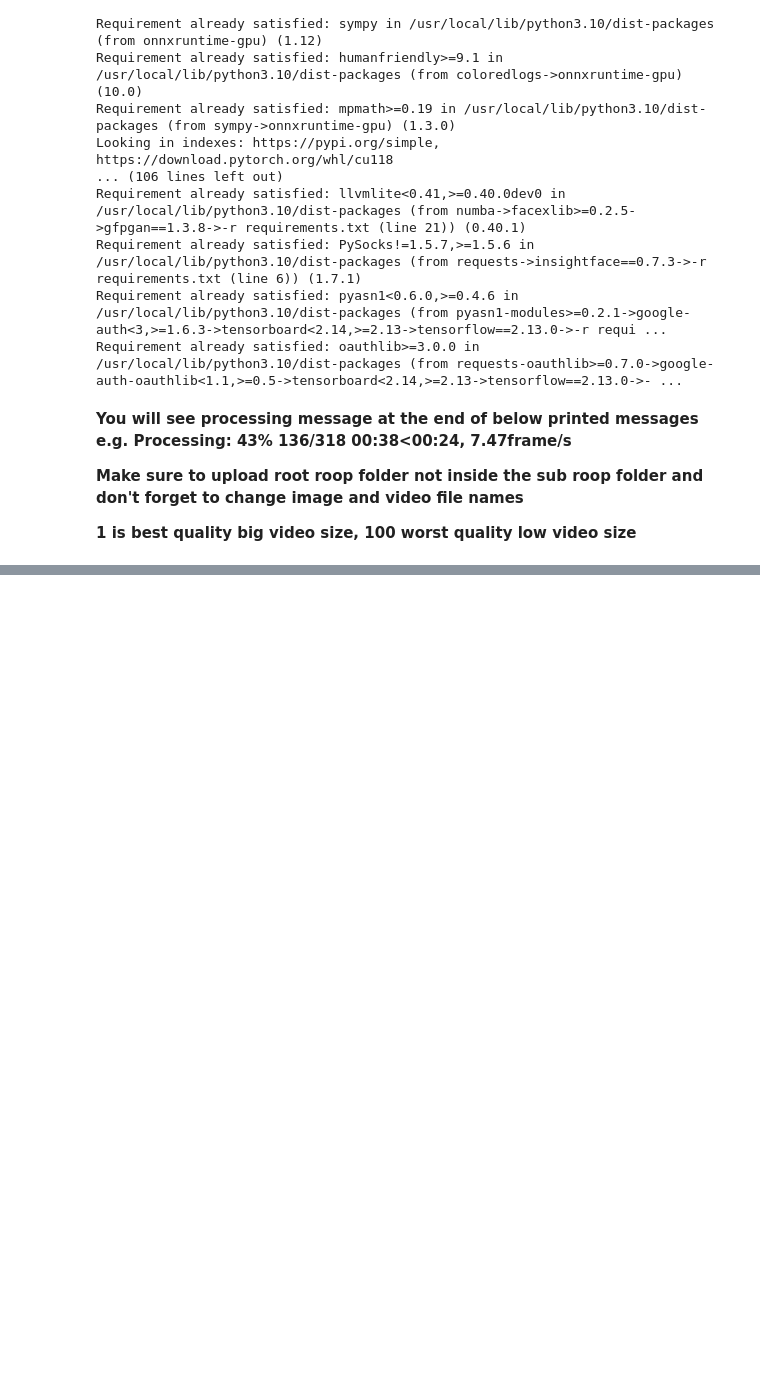
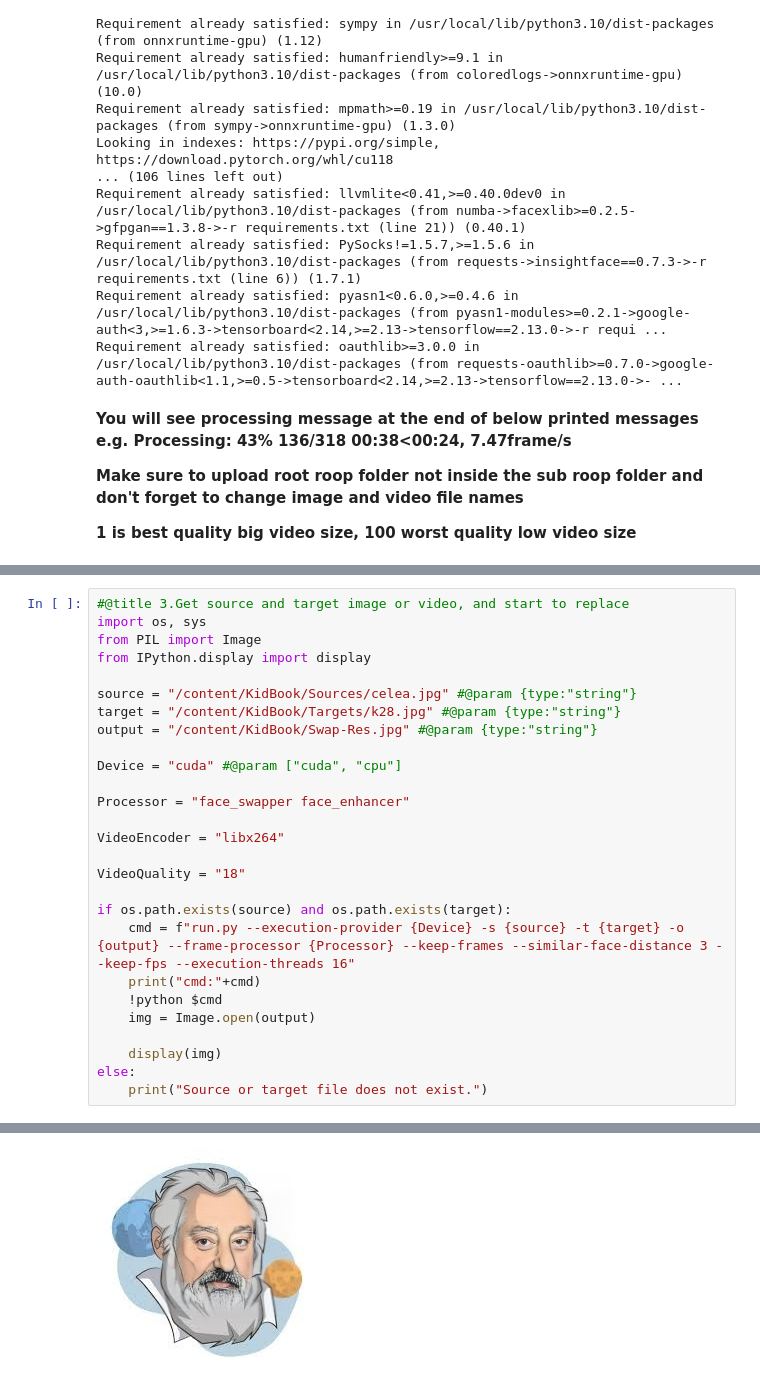
Before and after one commit to masuodheidari/KidBook, a Jupyter notebook: ColabNotebooks/KidBook.ipynb, the cells around one changed output, grey strips where cells are left out. Cells and saved outputs as stored; diff of their text form; blank space fills up the shorter version.

```diff
--- a/ColabNotebooks/KidBook.ipynb
+++ b/ColabNotebooks/KidBook.ipynb
@@ -95,0 +37,28 @@ files.download(zip_filename+'.zip')
+# %%
+#@title 3.Get source and target image or video, and start to replace
+import os, sys
+from PIL import Image
+from IPython.display import display
+
+source = "/content/KidBook/Sources/celea.jpg" #@param {type:"string"}
+target = "/content/KidBook/Targets/k28.jpg" #@param {type:"string"}
+output = "/content/KidBook/Swap-Res.jpg" #@param {type:"string"}
+
+Device = "cuda" #@param ["cuda", "cpu"]
+
+Processor = "face_swapper face_enhancer"
+
+VideoEncoder = "libx264"
+
+VideoQuality = "18"
+
+if os.path.exists(source) and os.path.exists(target):
+    cmd = f"run.py --execution-provider {Device} -s {source} -t {target} -o {output} --frame-processor {Processor} --keep-frames --similar-face-distance 3 --keep-fps --execution-threads 16"
+    print("cmd:"+cmd)
+    !python $cmd
+    img = Image.open(output)
+
+    display(img)
+else:
+    print("Source or target file does not exist.")
+# %% [output]
@@ -95,0 +82 @@ files.download(zip_filename+'.zip')
+[figure, added]
```
Also changed, not shown: parts of 7 cells of this notebook.
